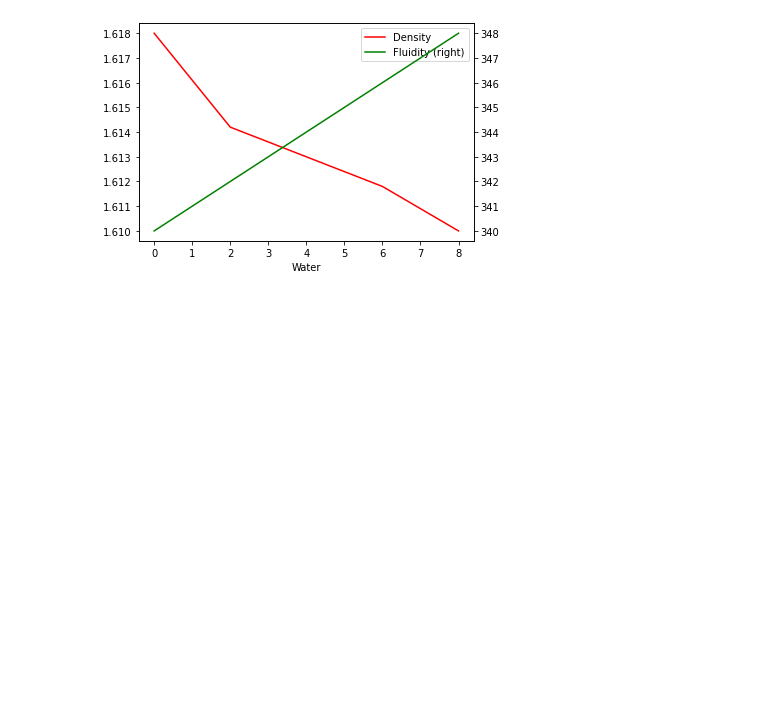
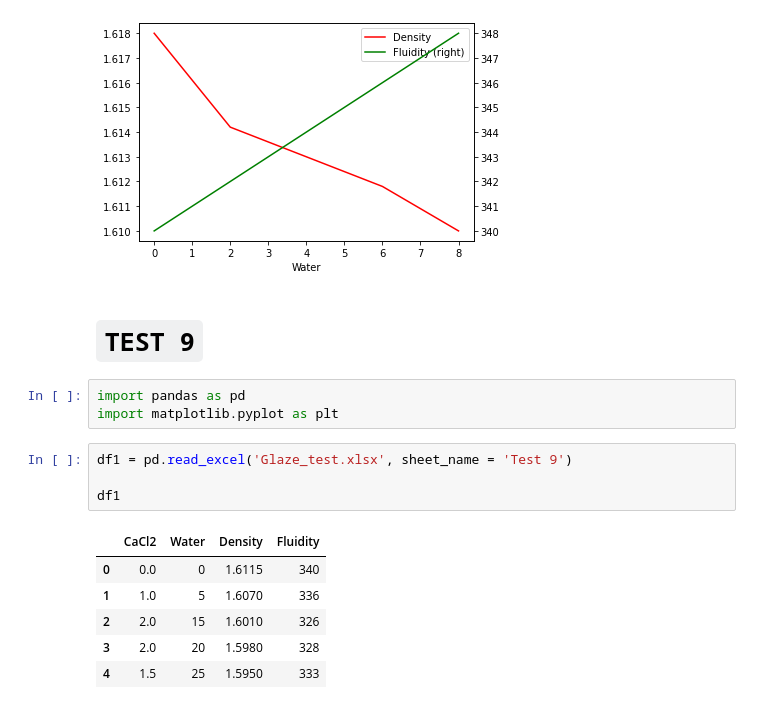
Before and after one commit to souzatya/Glaze-Additive-Predictor, a Jupyter notebook: Parametric_data_analysis_of_Brown_glaze.ipynb, the cells around one changed output. Drawn from its saved outputs; the diff is of its cells as text; blank space fills up the shorter version.

```diff
--- a/Parametric_data_analysis_of_Brown_glaze.ipynb
+++ b/Parametric_data_analysis_of_Brown_glaze.ipynb
@@ -259,3 +259,19 @@ df1.plot(ax = ax, x = 'Water', y = 'Fluidity', c = 'green', secondary_y = True)
 plt.show()
 # %% [output]
 [figure]
+# %% [markdown]
+# **`TEST 9`**
+# %%
+import pandas as pd
+import matplotlib.pyplot as plt
+# %%
+df1 = pd.read_excel('Glaze_test.xlsx', sheet_name = 'Test 9')
+
+df1
+# %% [output]
+|  | CaCl2 | Water | Density | Fluidity |
+| 0 | 0.0 | 0 | 1.6115 | 340 |
+| 1 | 1.0 | 5 | 1.6070 | 336 |
+| 2 | 2.0 | 15 | 1.6010 | 326 |
+| 3 | 2.0 | 20 | 1.5980 | 328 |
+| 4 | 1.5 | 25 | 1.5950 | 333 |
```
Also changed, not shown: parts of 2 cells of this notebook.
